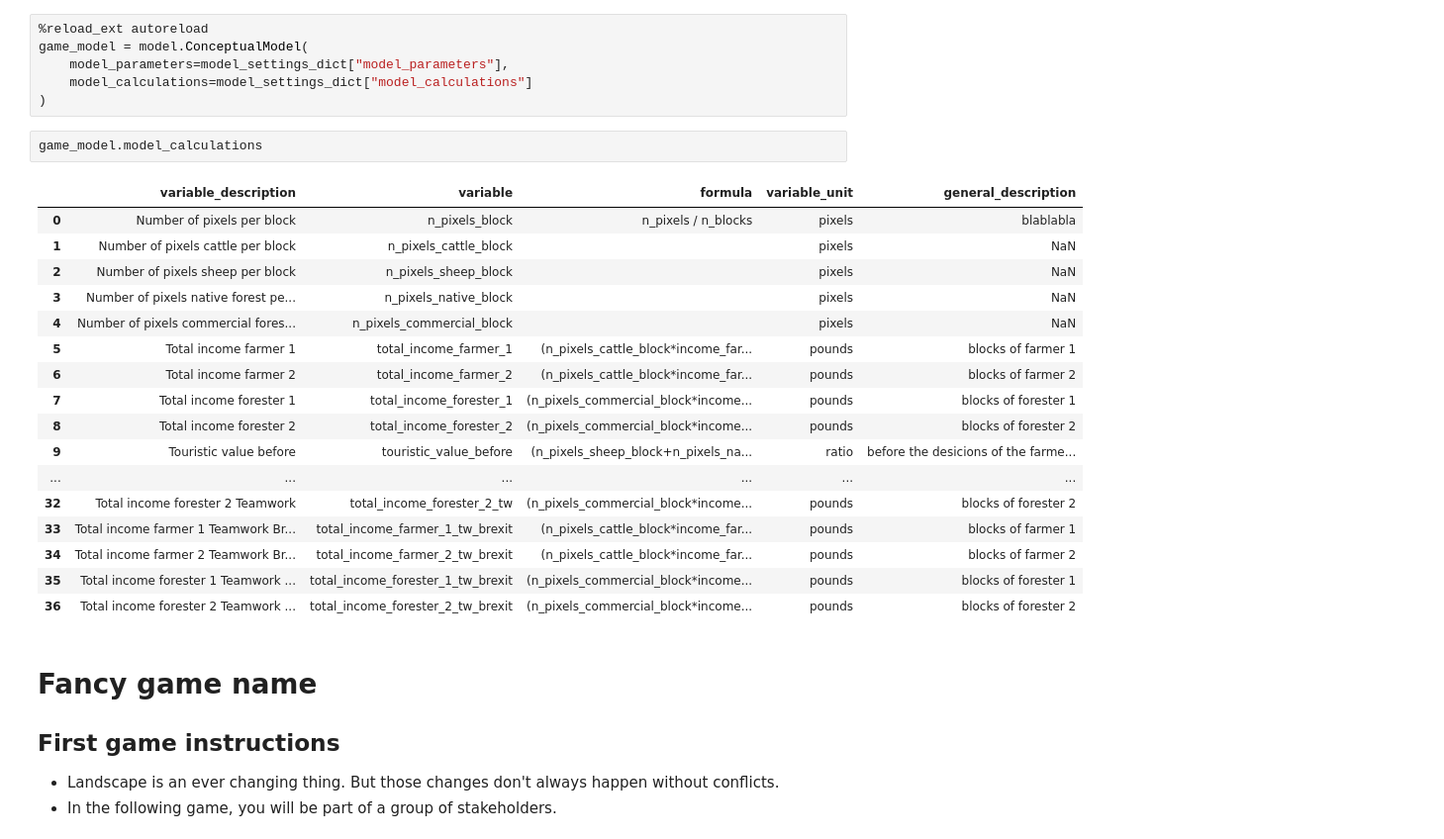
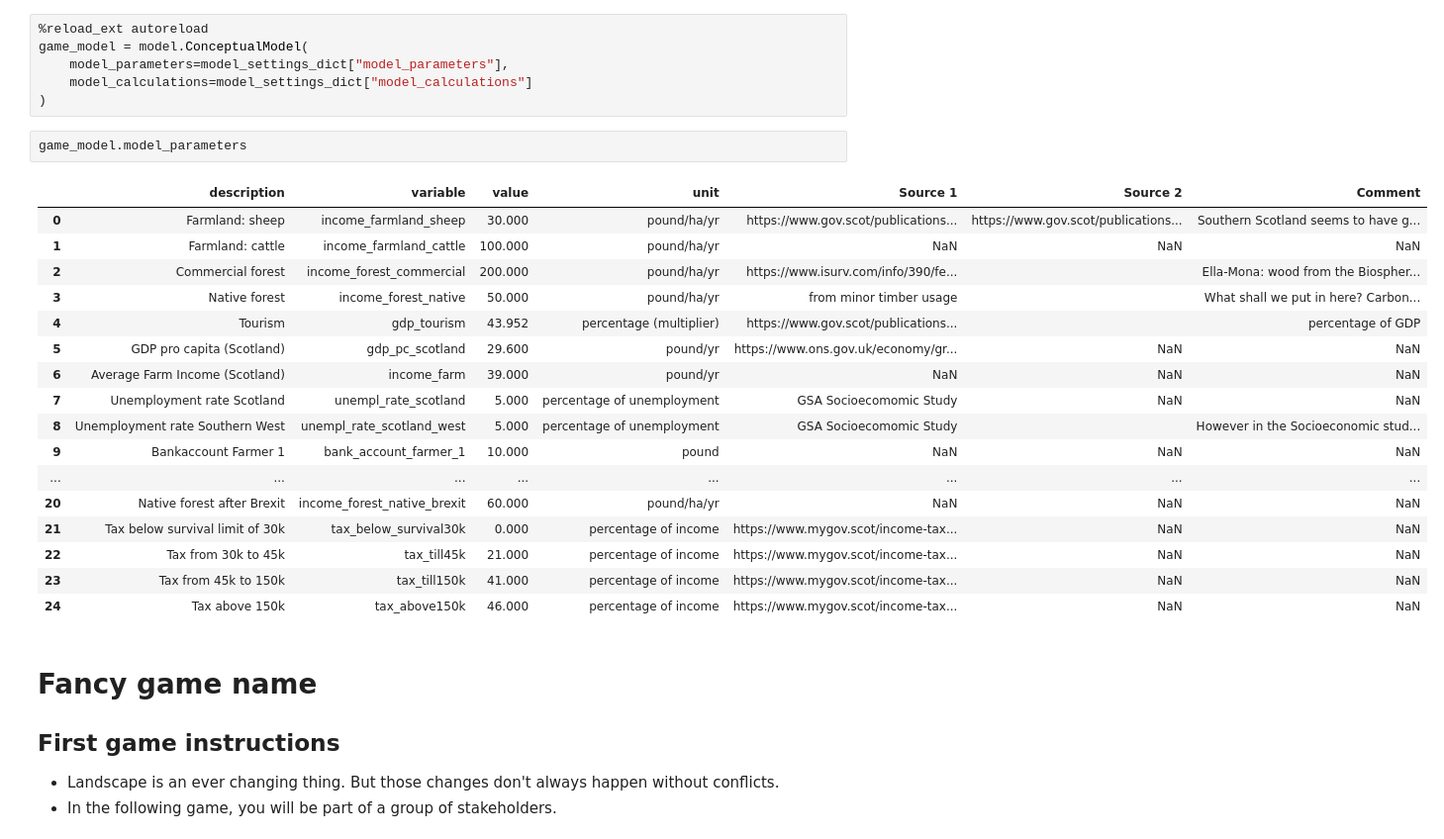
Before and after one commit to derpyninja/gecm, a Jupyter notebook: notebooks/01-mb-fz-prototype-v2.ipynb, the cells around one changed output. Shown: that part at 99% size. Drawn from its saved outputs; the diff is of its cells as text.

```diff
--- a/notebooks/01-mb-fz-prototype-v2.ipynb
+++ b/notebooks/01-mb-fz-prototype-v2.ipynb
@@ -173,25 +173,25 @@ game_model = model.ConceptualModel(
     model_calculations=model_settings_dict["model_calculations"]
 )
 # %%
-game_model.model_calculations
+game_model.model_parameters
 # %% [output]
-|  | variable_description | variable | formula | variable_unit | general_description |
-| 0 | Number of pixels per block | n_pixels_block | n_pixels / n_blocks | pixels | blablabla |
-| 1 | Number of pixels cattle per block | n_pixels_cattle_block |  | pixels | NaN |
-| 2 | Number of pixels sheep per block | n_pixels_sheep_block |  | pixels | NaN |
-| 3 | Number of pixels native forest pe... | n_pixels_native_block |  | pixels | NaN |
-| 4 | Number of pixels commercial fores... | n_pixels_commercial_block |  | pixels | NaN |
-| 5 | Total income farmer 1 | total_income_farmer_1 | (n_pixels_cattle_block*income_far... | pounds | blocks of farmer 1 |
-| 6 | Total income farmer 2 | total_income_farmer_2 | (n_pixels_cattle_block*income_far... | pounds | blocks of farmer 2 |
-| 7 | Total income forester 1 | total_income_forester_1 | (n_pixels_commercial_block*income... | pounds | blocks of forester 1 |
-| 8 | Total income forester 2 | total_income_forester_2 | (n_pixels_commercial_block*income... | pounds | blocks of forester 2 |
-| 9 | Touristic value before | touristic_value_before | (n_pixels_sheep_block+n_pixels_na... | ratio | before the desicions of the farme... |
-| ... | ... | ... | ... | ... | ... |
-| 32 | Total income forester 2 Teamwork | total_income_forester_2_tw | (n_pixels_commercial_block*income... | pounds | blocks of forester 2 |
-| 33 | Total income farmer 1 Teamwork Br... | total_income_farmer_1_tw_brexit | (n_pixels_cattle_block*income_far... | pounds | blocks of farmer 1 |
-| 34 | Total income farmer 2 Teamwork Br... | total_income_farmer_2_tw_brexit | (n_pixels_cattle_block*income_far... | pounds | blocks of farmer 2 |
-| 35 | Total income forester 1 Teamwork ... | total_income_forester_1_tw_brexit | (n_pixels_commercial_block*income... | pounds | blocks of forester 1 |
-| 36 | Total income forester 2 Teamwork ... | total_income_forester_2_tw_brexit | (n_pixels_commercial_block*income... | pounds | blocks of forester 2 |
+|  | description | variable | value | unit | Source 1 | Source 2 | Comment |
+| 0 | Farmland: sheep | income_farmland_sheep | 30.000 | pound/ha/yr | https://www.gov.scot/publications... | https://www.gov.scot/publications... | Southern Scotland seems to have g... |
+| 1 | Farmland: cattle | income_farmland_cattle | 100.000 | pound/ha/yr | NaN | NaN | NaN |
+| 2 | Commercial forest | income_forest_commercial | 200.000 | pound/ha/yr | https://www.isurv.com/info/390/fe... |  | Ella-Mona: wood from the Biospher... |
+| 3 | Native forest | income_forest_native | 50.000 | pound/ha/yr | from minor timber usage |  | What shall we put in here? Carbon... |
+| 4 | Tourism | gdp_tourism | 43.952 | percentage (multiplier) | https://www.gov.scot/publications... |  | percentage of GDP |
+| 5 | GDP pro capita (Scotland) | gdp_pc_scotland | 29.600 | pound/yr | https://www.ons.gov.uk/economy/gr... | NaN | NaN |
+| 6 | Average Farm Income (Scotland) | income_farm | 39.000 | pound/yr | NaN | NaN | NaN |
+| 7 | Unemployment rate Scotland | unempl_rate_scotland | 5.000 | percentage of unemployment | GSA Socioecomomic Study | NaN | NaN |
+| 8 | Unemployment rate Southern West | unempl_rate_scotland_west | 5.000 | percentage of unemployment | GSA Socioecomomic Study |  | However in the Socioeconomic stud... |
+| 9 | Bankaccount Farmer 1 | bank_account_farmer_1 | 10.000 | pound | NaN | NaN | NaN |
+| ... | ... | ... | ... | ... | ... | ... | ... |
+| 20 | Native forest after Brexit | income_forest_native_brexit | 60.000 | pound/ha/yr | NaN | NaN | NaN |
+| 21 | Tax below survival limit of 30k | tax_below_survival30k | 0.000 | percentage of income | https://www.mygov.scot/income-tax... | NaN | NaN |
+| 22 | Tax from 30k to 45k | tax_till45k | 21.000 | percentage of income | https://www.mygov.scot/income-tax... | NaN | NaN |
+| 23 | Tax from 45k to 150k | tax_till150k | 41.000 | percentage of income | https://www.mygov.scot/income-tax... | NaN | NaN |
+| 24 | Tax above 150k | tax_above150k | 46.000 | percentage of income | https://www.mygov.scot/income-tax... | NaN | NaN |
 # %% [markdown]
 # Fancy game name
 
```
Also changed, not shown: parts of 4 cells of this notebook, 3 other files.
